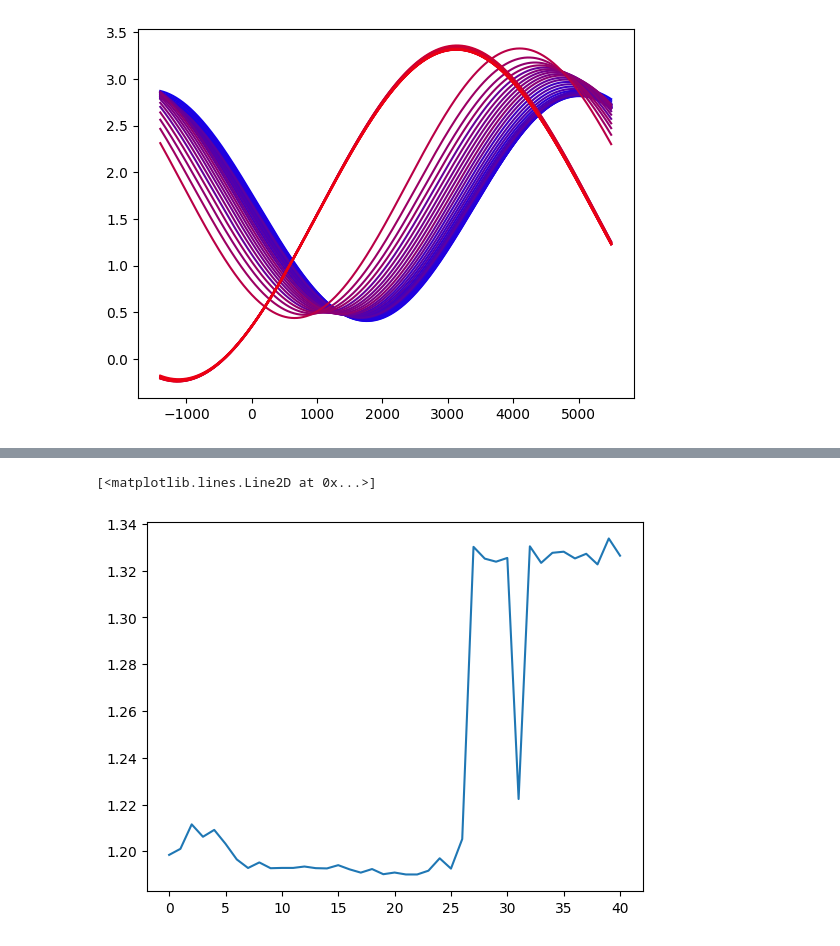
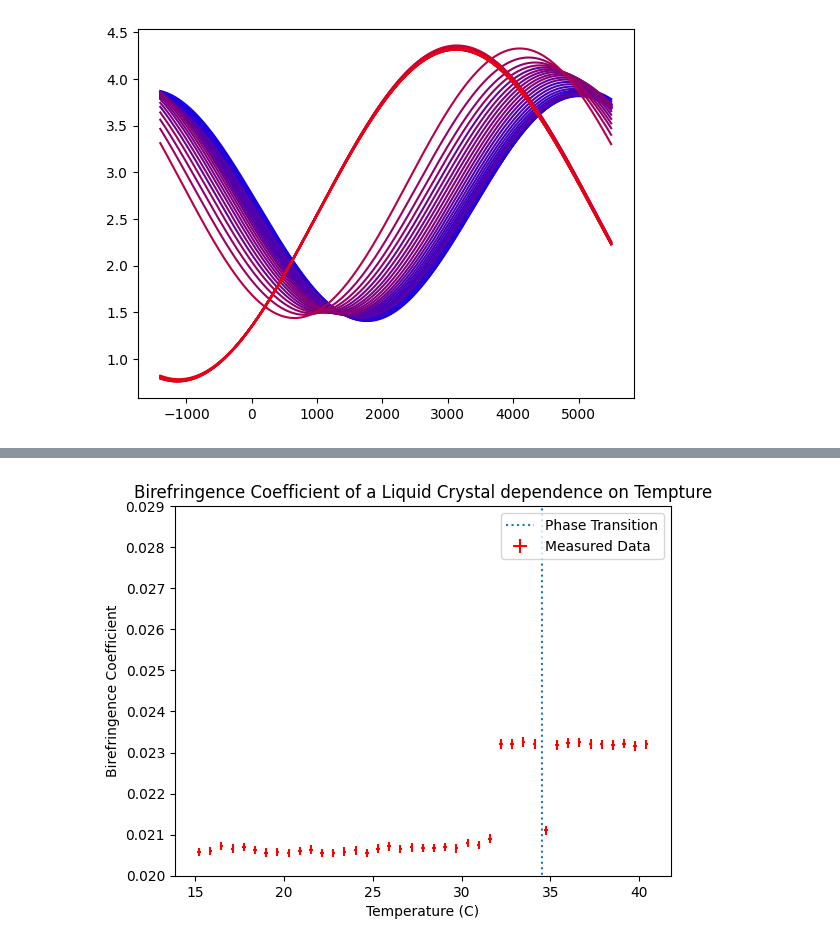
Before and after one commit to cwru-robin/Phys301, a Jupyter notebook: Birefringence/Untitled.ipynb, the cells around one changed output, grey strips where cells are left out. Drawn from its saved outputs; the diff is of its cells as text; code cells hidden in the pictures.

```diff
--- a/Birefringence/Untitled.ipynb
+++ b/Birefringence/Untitled.ipynb
@@ -15,6 +15,8 @@ def sin_model(x,A,phi,omega,b):
     return A* np.sin(omega*x+phi)+b
 def line_model(x,m,b):
     return m*x+b
+def birefit(T,D,E):
+    return D*((1-(E*T)/34.5)**0.2)
 
 c2='red'
 c1='blue'
@@ -197,12 +200,15 @@ for p in pl:
     iparrell.append(max(sin_model(xfine,*p)))
     iperpendiclur.append(min(sin_model(xfine,*p)))
     ratio.append(max(sin_model(xfine,*p))/min(sin_model(xfine,*p)))
-plt.errorbar(tange,birecon*np.arctan(np.sqrt(ratio)),xerr=xerrr,yerr=.005*birecon*np.arctan(np.sqrt(ratio)),ls='none',color="red",label= "Measured Data")
+plt.errorbar(tange,birecon*pl.T[1],xerr=xerrr,yerr=birecon*e1[1],ls='none',color="red",label= "Measured Data")
+p,c=opt.curve_fit(birefit,tange[:-13],birecon*pl.T[1][:-13],p0=[0.05, 0.94],maxfev=10000)
 plt.ylabel("Birefringence Coefficient")
 plt.xlabel("Temperature (C)")
 plt.title("Birefringence Coefficient of a Liquid Crystal dependence on Tempture")
-plt.vlines(34.5,0,1,linestyles="dotted",label="Phase Transition")
-plt.ylim(0.020,0.029)
+plt.vlines(34.5,0,0.02,linestyles="dotted",label="Phase Transition")
+#plt.ylim(0.020,0.029)
+plt.plot(tange[:-14],birefit(tange,*p)[:-14])
 plt.legend()
 plt.savefig("plot1",dpi=184)
+p
 # %% [output]
@@ -210,8 +222,8 @@ plt.savefig("plot1",dpi=184)
 # %%
-p,c=opt.curve_fit(line_model,tange[:-18],birecon*np.arctan(np.sqrt(ratio))[:-18])
-plt.plot(tange[:-18],birecon*np.arctan(np.sqrt(ratio))[:-18],'.',label= "Measured Data")
+p1,c=opt.curve_fit(line_model,tange[:-15],birecon*pl.T[1][:-15])
+plt.plot(tange[:-10],birecon*pl.T[1][:-10],'.',label= "Measured Data")
 
-plt.plot(tange[:-18],line_model(tange[:-18],*p))
-n0=line_model(-273.15,*p)
+plt.plot(tange[:-10],line_model(tange[:-10],*p))
+n0=birefit(-273.15,*p)
 n0
 # %% [output]
@@ -462,10 +475,10 @@ pl=[]
 cl=[]
 crange=np.arange(1,len(xl)+1)
 for y,i in zip(yl,crange):
-    p,c = opt.curve_fit(sin_model, xl[0], y,p0=(2,1*np.pi/4,1/8000,1.5),maxfev=10000)
+    p,c = opt.curve_fit(sin_model, xl[0], y,p0=(2,2*np.pi/4,1/8000,1.5),maxfev=10000)
     pl.append(p)
     cl.append(c)
-    plt.plot(xfine,sin_model(xfine,*p),color=colorFader(c1,c2,i/n))
+    plt.plot(xfine,sin_model(xfine,*p)+1,color=colorFader(c1,c2,i/n))
 # %% [output]
 [figure]
 # %%
@@ -479,6 +492,21 @@ plt.plot(tange[:-3],pl.T[1]- pl.T[1][0],".")
 # %%
-plt.plot(np.arctan(np.sqrt(np.abs(ratio))))
+iparrell=[]
+iperpendiclur=[]
+ratio=[]
+xfine= np.linspace(min(xl[0])-800,max(xl[0])+500,10000)
+xerrr= 0.1*np.ones_like(tange[:-3])
+for p in pl:
+    iparrell.append(max(sin_model(xfine,*p)))
+    iperpendiclur.append(min(sin_model(xfine,*p)))
+    ratio.append(max(sin_model(xfine,*p)+1)/min(sin_model(xfine,*p)+1))
+plt.errorbar(tange[:-3],birecon*np.arctan(np.sqrt(ratio)),xerr=xerrr,yerr=.005*birecon*np.arctan(np.sqrt(ratio)),ls='none',color="red",label= "Measured Data")
+plt.ylabel("Birefringence Coefficient")
+plt.xlabel("Temperature (C)")
+plt.title("Birefringence Coefficient of a Liquid Crystal dependence on Tempture")
+plt.vlines(34.5,0,1,linestyles="dotted",label="Phase Transition")
+plt.ylim(0.020,0.029)
+plt.legend()
+plt.savefig("plot1",dpi=184)
 # %% [output]
-[<matplotlib.lines.Line2D at 0x...>]
-[figure, old version]
+[figure, new version]
 # %%
```
Also changed, not shown: parts of 12 cells of this notebook, 2 other files.
